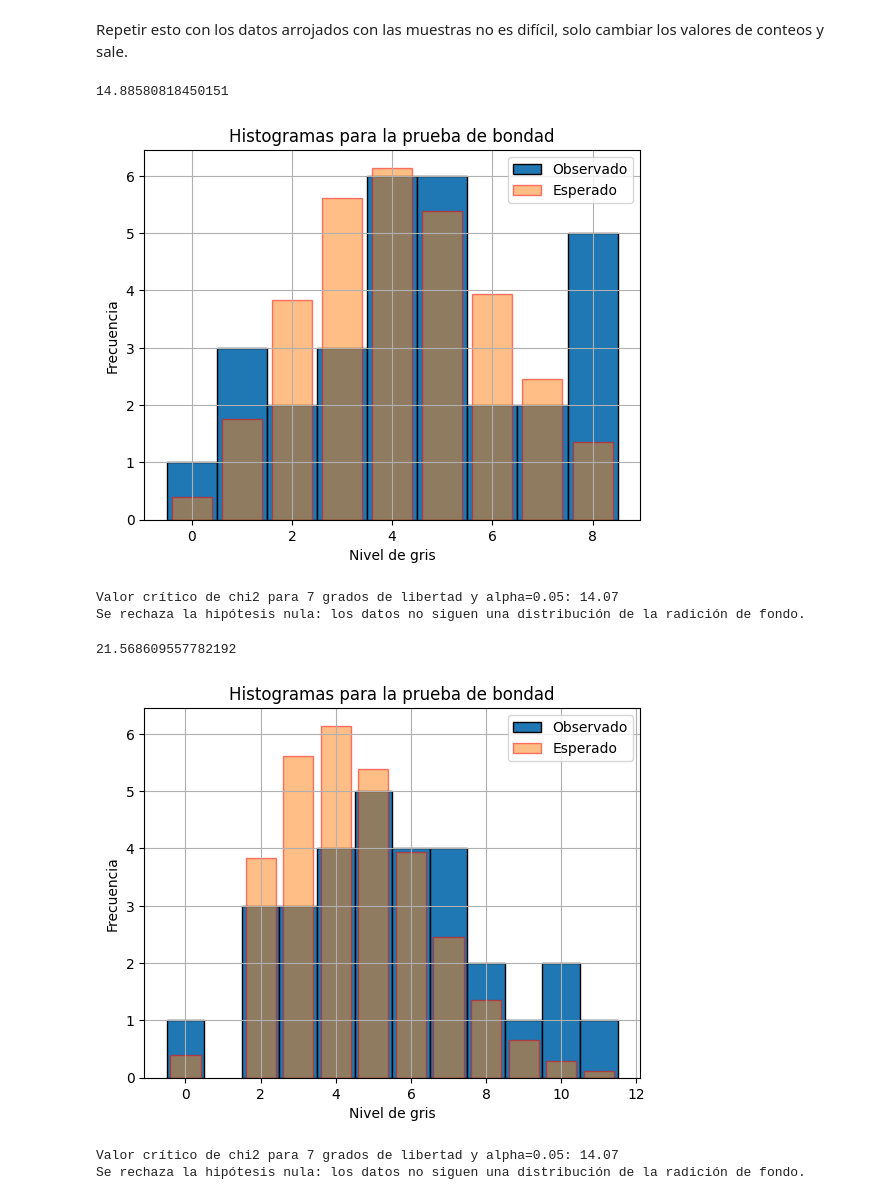
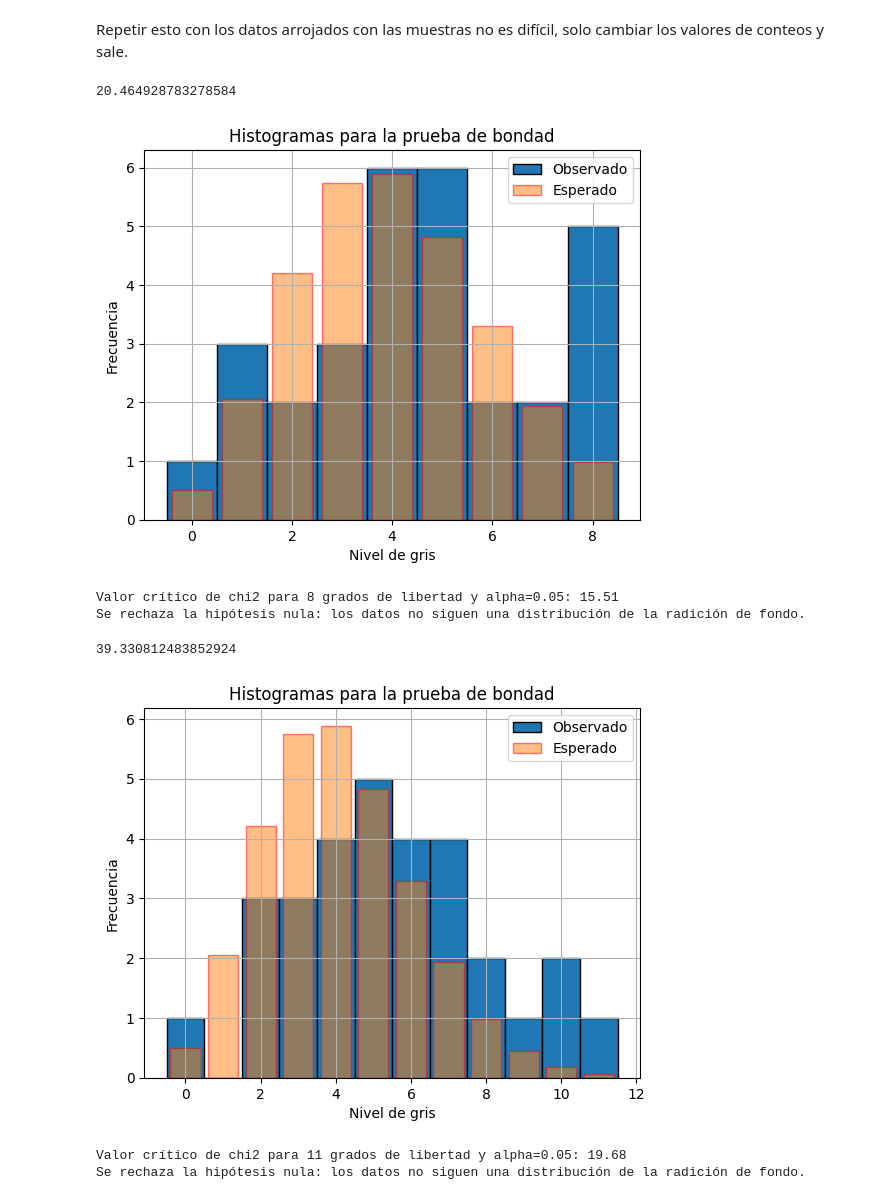
Before and after one commit to JosetoCa/Experimental-IV, a Jupyter notebook: Estadística de Poisson 1.1.ipynb, the cells around one changed output. Saved outputs shown, nothing was run; the diff lists cells and outputs as text; code cells hidden in the pictures.

```diff
--- a/Estadística de Poisson 1.1.ipynb
+++ b/Estadística de Poisson 1.1.ipynb
@@ -13,9 +13,7 @@ conteos_por_intervalo = np.array([2, 4, 1, 6, 6, 3, 4, 5, 2, 6, 5, 5, 3, 1, 3, 3
 conteos_americio = np.array([1, 3, 5, 5, 7, 4, 8, 5, 3, 8, 8, 5, 4, 0, 1, 6, 8, 4, 8, 4, 3, 6, 4, 2, 5, 7, 2, 4, 1, 5])
 
 #torio - barra soldadura
-conteos_torio = np.array([11, 6, 6, 4, 2, 4, 8, 2, 3, 7, 5, 5, 5, 9, 6, 7, 2, 5, 7, 10, 0, 10, 5, 3, 8, 4, 4, 3, 7, 6]
-
-)
+conteos_torio = np.array([11, 6, 6, 4, 2, 4, 8, 2, 3, 7, 5, 5, 5, 9, 6, 7, 2, 5, 7, 10, 0, 10, 5, 3, 8, 4, 4, 3, 7, 6])
 
 lambda_rate = valores_tiempo.mean()  # eventos por segundo
 
@@ -42,6 +40,14 @@ from scipy.stats import poisson
 # Histograma: frecuencias absolutas
 valores, frecuencias = np.unique(conteos_por_intervalo, return_counts=True)
 
+valores_ = np.arange(min(valores), max(valores)+1)
+frecuencias_ = np.zeros(len(valores_))
+
+indices = np.searchsorted(valores_, valores)
+frecuencias_[indices] = frecuencias
+
+
+
 
 # Definimos la función de Poisson a ajustar
 def poisson_pmf(k, lamb, amp):
@@ -49,7 +55,7 @@ def poisson_pmf(k, lamb, amp):
 
 # Ajuste con curve_fit
 # A veces hay que poner el valor inicial de lambda, por ejemplo: p0=[1.0] o un valor aproximado del lambda (parámetro), para que no de error
-params_opt, params_cov = curve_fit(poisson_pmf, valores, frecuencias)
+params_opt, params_cov = curve_fit(poisson_pmf, valores_, frecuencias_)
 
 # Resultado del ajuste
 lambda_ajustada = params_opt[0]
@@ -61,8 +67,8 @@ print(f"amplitud ajustada = {amp_ajustada:.3f}")
 
 
 # Graficamos
-x = np.arange(min(valores), max(valores)+1)
-plt.bar(valores, frecuencias, alpha=0.6, label='Datos')
+x = np.arange(min(valores_), max(valores_)+1)
+plt.bar(valores_, frecuencias_, alpha=0.6, label='Datos')
 plt.plot(x, poisson_pmf(x, lambda_ajustada, amp_ajustada), 'o-', color='red', label=f'Poisson ajustada (λ={lambda_ajustada:.2f})')
 
 plt.xlabel("Número de eventos")
@@ -130,15 +139,26 @@ def chi_sqr(dathistexp,dathistaj):
 valores_americio, frecuencias_americio = np.unique(conteos_americio, return_counts=True)
 
 
-chi=chi_sqr(frecuencias_americio, poisson_pmf(valores_americio, lambda_ajustada, amp_ajustada))
+
+valores_americio_ = np.arange(min(valores_americio), max(valores_americio)+1)
+frecuencias_americio_ = np.zeros(len(valores_americio_))
+
+
+
+indices = np.searchsorted(valores_americio_, valores_americio)
+frecuencias_americio_[indices] = frecuencias_americio
+
+
+
+chi=chi_sqr(frecuencias_americio_, poisson_pmf(valores_americio_, lambda_ajustada, amp_ajustada))
 print(chi)
 
 
 
-df = len(frecuencias)-1
+df = len(frecuencias_americio_)-1
 alpha = 0.05
-plt.bar(valores_americio, frecuencias_americio, width=np.ones(len(valores_americio)), edgecolor='black',label='Observado')
-plt.bar(valores_americio, poisson_pmf(valores_americio, lambda_ajustada, amp_ajustada), edgecolor='red',alpha=0.5,label='Esperado')
+plt.bar(valores_americio_, frecuencias_americio_, width=np.ones(len(valores_americio_)), edgecolor='black',label='Observado')
+plt.bar(valores_americio_, poisson_pmf(valores_americio_, lambda_ajustada, amp_ajustada), edgecolor='red',alpha=0.5,label='Esperado')
 plt.xlabel("Nivel de gris")
 plt.ylabel("Frecuencia")
 plt.title("Histogramas para la prueba de bondad")
@@ -155,9 +175,9 @@ if chi < chi2_critico:
 else:
     print("Se rechaza la hipótesis nula: los datos no siguen una distribución de la radición de fondo.")
 # %% [output]
-14.88580818450151
+20.464928783278584
-[figure, old version]
+[figure, new version]
-Valor crítico de chi2 para 7 grados de libertad y alpha=0.05: 14.07
+Valor crítico de chi2 para 8 grados de libertad y alpha=0.05: 15.51
 Se rechaza la hipótesis nula: los datos no siguen una distribución de la radición de fondo.
 # %%
 from scipy.stats import chi2
@@ -165,38 +185,45 @@ from scipy.stats import chi2
 
 
 
 def chi_sqr(dathistexp,dathistaj):
     return sum(((dathistexp-dathistaj)**2)/(dathistaj))
 
 valores_torio, frecuencias_torio = np.unique(conteos_torio, return_counts=True)
 
 
-chi=chi_sqr(frecuencias_torio, poisson_pmf(valores_torio, lambda_ajustada, amp_ajustada))
+valores_torio_ = np.arange(min(valores_torio), max(valores_torio)+1)
+frecuencias_torio_ = np.zeros(len(valores_torio_))
+
+indices = np.searchsorted(valores_torio_, valores_torio)
+frecuencias_torio_[indices] = frecuencias_torio
+
+
+chi=chi_sqr(frecuencias_torio_, poisson_pmf(valores_torio_, lambda_ajustada, amp_ajustada))
 print(chi)
 
 
 
-df = len(frecuencias)-1
+df = len(frecuencias_torio_)-1
 alpha = 0.05
-plt.bar(valores_torio, frecuencias_torio, width=np.ones(len(valores_torio)), edgecolor='black',label='Observado')
-plt.bar(valores_torio, poisson_pmf(valores_torio, lambda_ajustada, amp_ajustada), edgecolor='red',alpha=0.5,label='Esperado')
+plt.bar(valores_torio_, frecuencias_torio_, width=np.ones(len(valores_torio_)), edgecolor='black',label='Observado')
+plt.bar(valores_torio_, poisson_pmf(valores_torio_, lambda_ajustada, amp_ajustada), edgecolor='red',alpha=0.5,label='Esperado')
 plt.xlabel("Nivel de gris")
 plt.ylabel("Frecuencia")
 plt.title("Histogramas para la prueba de bondad")
 plt.grid(True)
 plt.legend()
 plt.show()
 
 
 
 chi2_critico = chi2.ppf(1-alpha, df)
 print(f"Valor crítico de chi2 para {df} grados de libertad y alpha={alpha}: {chi2_critico:.2f}")
 if chi < chi2_critico:
     print("No se rechaza la hipótesis nula: los datos siguen la distribución de la radiación de fondo.")
 else:
     print("Se rechaza la hipótesis nula: los datos no siguen una distribución de la radición de fondo.")
 # %% [output]
-21.568609557782192
+39.330812483852924
-[figure, old version]
+[figure, new version]
-Valor crítico de chi2 para 7 grados de libertad y alpha=0.05: 14.07
+Valor crítico de chi2 para 11 grados de libertad y alpha=0.05: 19.68
 Se rechaza la hipótesis nula: los datos no siguen una distribución de la radición de fondo.
```
Also changed, not shown: parts of 2 cells of this notebook.
